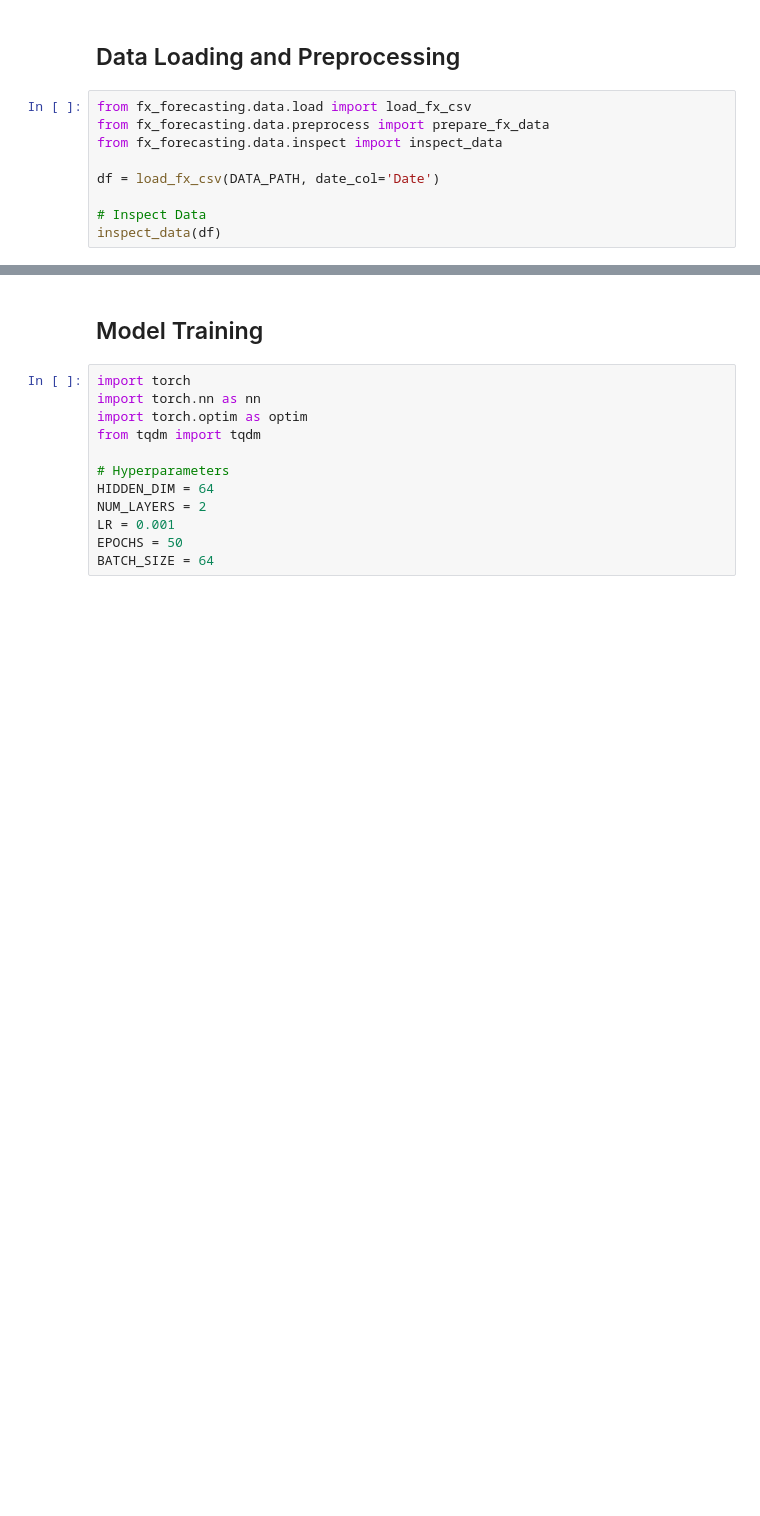
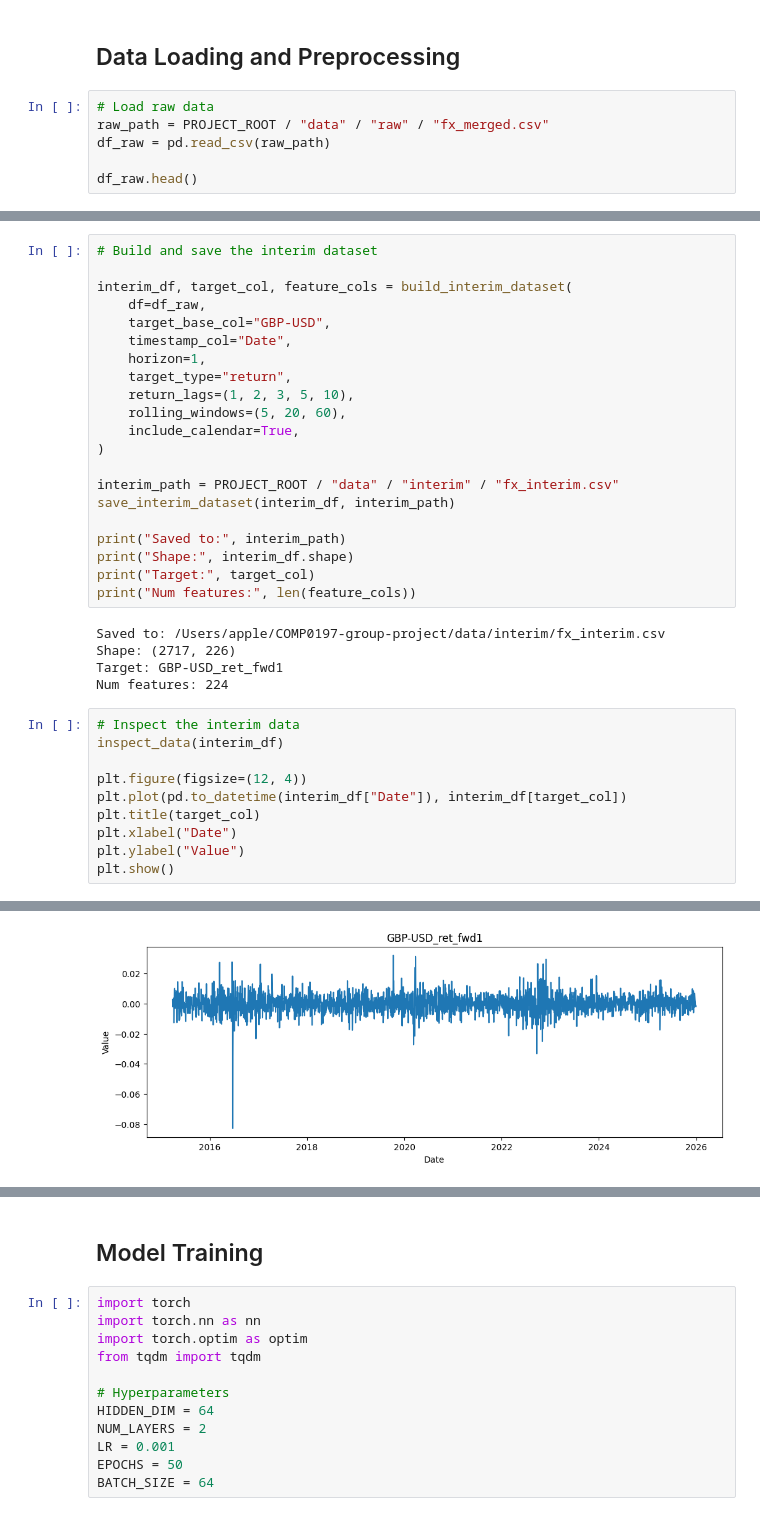
Before and after one commit to freyaxuu/COMP0197-group-project, a Jupyter notebook: notebooks/baseline_pipeline.ipynb, the cells around one changed output, grey strips where cells are left out. Saved outputs shown, nothing was run; the diff lists cells and outputs as text; blank space fills up the shorter version.

Commit message:
Save current progress

```diff
--- a/notebooks/baseline_pipeline.ipynb
+++ b/notebooks/baseline_pipeline.ipynb
@@ -9,12 +26,9 @@ TARGET = "GBP-CNY"
 # %% [markdown]
 ## Data Loading and Preprocessing
 # %%
-from fx_forecasting.data.load import load_fx_csv
-from fx_forecasting.data.preprocess import prepare_fx_data
-from fx_forecasting.data.inspect import inspect_data
+# Load raw data
+raw_path = PROJECT_ROOT / "data" / "raw" / "fx_merged.csv"
+df_raw = pd.read_csv(raw_path)
 
-df = load_fx_csv(DATA_PATH, date_col='Date')
-
-# Inspect Data
-inspect_data(df)
+df_raw.head()
 # %% [output]
@@ -37,0 +41,37 @@ std          1.463528     1.884529     1.780543
+# %%
+# Build and save the interim dataset
+
+interim_df, target_col, feature_cols = build_interim_dataset(
+    df=df_raw,
+    target_base_col="GBP-USD",
+    timestamp_col="Date",
+    horizon=1,
+    target_type="return",
+    return_lags=(1, 2, 3, 5, 10),
+    rolling_windows=(5, 20, 60),
+    include_calendar=True,
+)
+
+interim_path = PROJECT_ROOT / "data" / "interim" / "fx_interim.csv"
+save_interim_dataset(interim_df, interim_path)
+
+print("Saved to:", interim_path)
+print("Shape:", interim_df.shape)
+print("Target:", target_col)
+print("Num features:", len(feature_cols))
+# %% [output]
+Saved to: /Users/apple/COMP0197-group-project/data/interim/fx_interim.csv
+Shape: (2717, 226)
+Target: GBP-USD_ret_fwd1
+Num features: 224
+# %%
+# Inspect the interim data
+inspect_data(interim_df)
+
+plt.figure(figsize=(12, 4))
+plt.plot(pd.to_datetime(interim_df["Date"]), interim_df[target_col])
+plt.title(target_col)
+plt.xlabel("Date")
+plt.ylabel("Value")
+plt.show()
+# %% [output]
@@ -38 +95,2 @@ std          1.463528     1.884529     1.780543
+[figure, added]
 # %%
```
Also changed, not shown: parts of 6 cells of this notebook, 9 other files.
